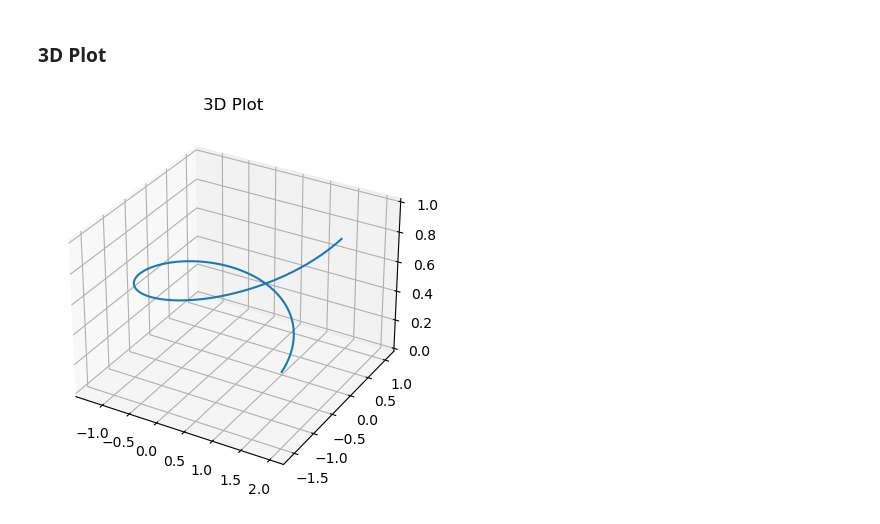
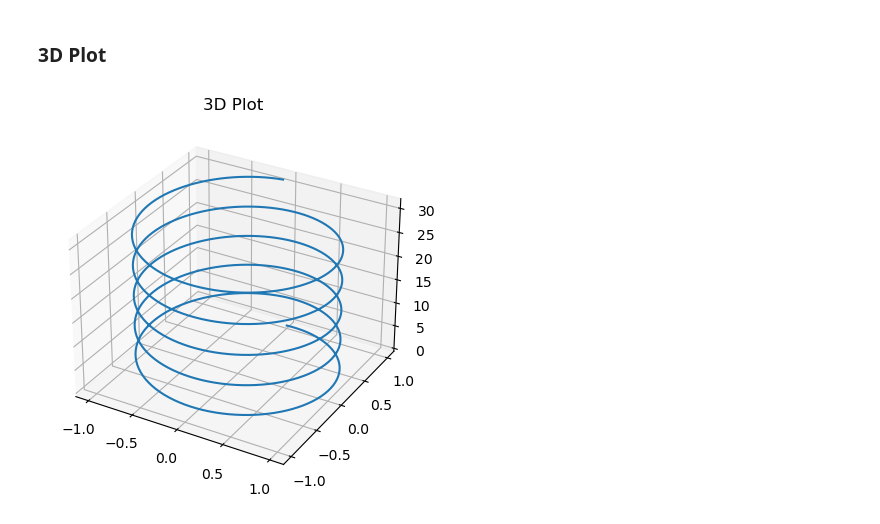
Before and after one commit to RomeoSilvestri/Book, a Jupyter notebook: _build/jupyter_execute/chapters/1.4 python-matplotlib.ipynb, the cells around one changed output. Cells and saved outputs as stored; diff of their text form; code cells hidden in the pictures.

```diff
--- a/_build/jupyter_execute/chapters/1.4 python-matplotlib.ipynb
+++ b/_build/jupyter_execute/chapters/1.4 python-matplotlib.ipynb
@@ -179,16 +179,15 @@ plt.show()
 # %%
 from mpl_toolkits.mplot3d import Axes3D
 
-theta = np.linspace(0, 2 * np.pi, 100)
-z = np.linspace(0, 1, 100)
-x = (z**2 + 1) * np.cos(theta)
-y = (z**2 + 1) * np.sin(theta)
+z = np.arange(0, 10*np.pi, np.pi/50)
+x = np.sin(z)
+y = np.cos(z)
 
 fig = plt.figure()
 ax = fig.add_subplot(111, projection='3d')
 ax.plot(x, y, z)
 ax.set_title('3D Plot')
 
 plt.show()
 # %% [output]
-[figure, old version]
+[figure, new version]
```
Also changed, not shown: 19 other files.
